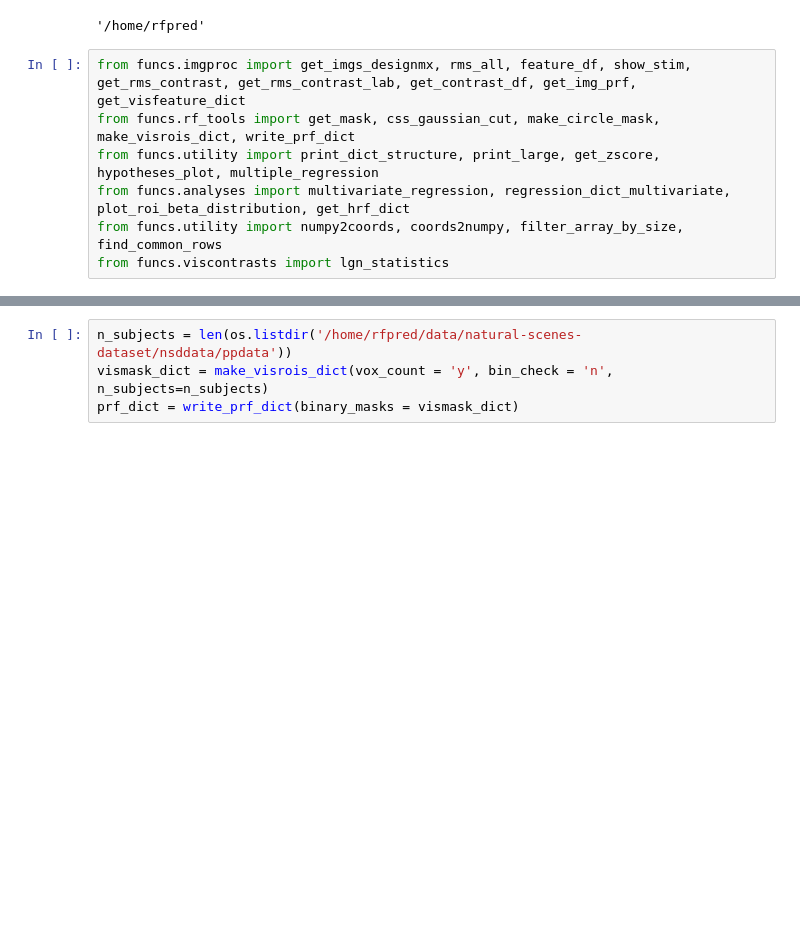
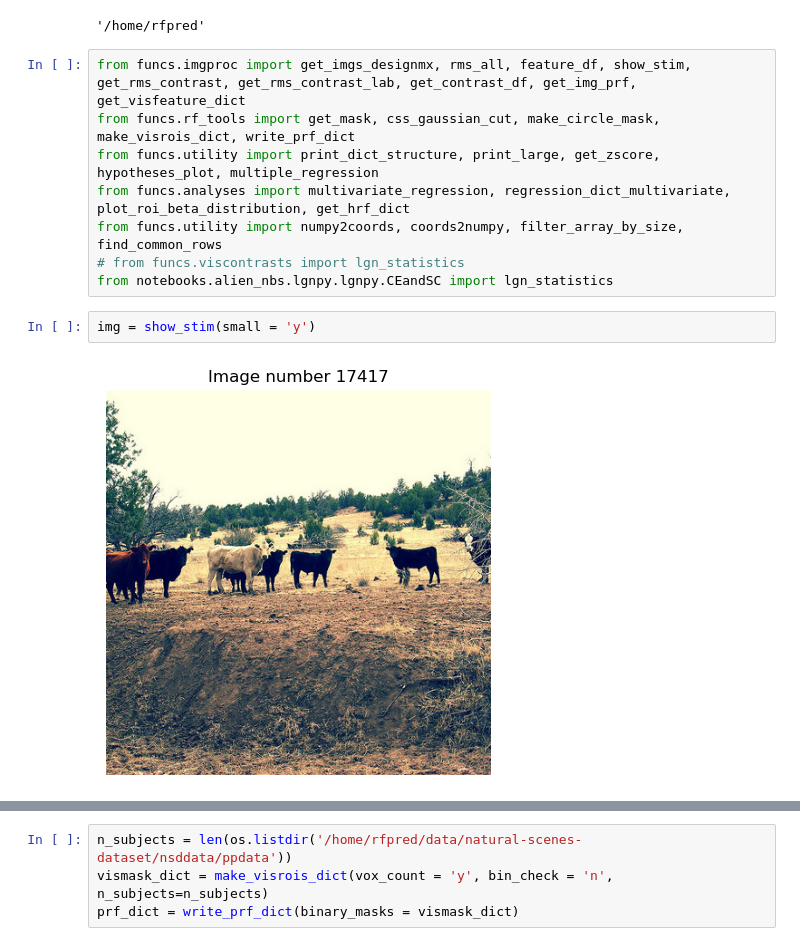
Before and after one commit to WiegerScheurer/spatpred, a Jupyter notebook: notebooks/viscontrast.ipynb, the cells around one changed output, grey strips where cells are left out. Cells and saved outputs as stored; diff of their text form; blank space fills up the shorter version.

```diff
--- a/notebooks/viscontrast.ipynb
+++ b/notebooks/viscontrast.ipynb
@@ -26,4 +26,9 @@ from funcs.rf_tools import get_mask, css_gaussian_cut, make_circle_mask, make_vi
 from funcs.utility import print_dict_structure, print_large, get_zscore, hypotheses_plot, multiple_regression
 from funcs.analyses import multivariate_regression, regression_dict_multivariate, plot_roi_beta_distribution, get_hrf_dict
 from funcs.utility import numpy2coords, coords2numpy, filter_array_by_size, find_common_rows
-from funcs.viscontrasts import lgn_statistics
+# from funcs.viscontrasts import lgn_statistics
+from notebooks.alien_nbs.lgnpy.lgnpy.CEandSC import lgn_statistics
+# %%
+img = show_stim(small = 'y')
+# %% [output]
+[figure, added]
```
Also changed, not shown: parts of 4 cells of this notebook, 1 other file.
